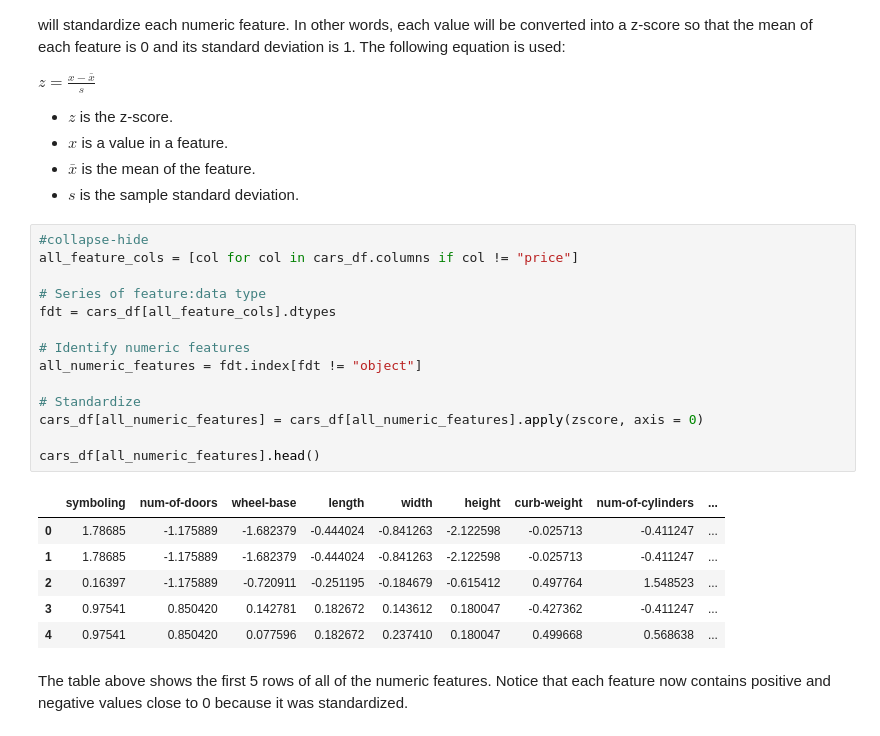
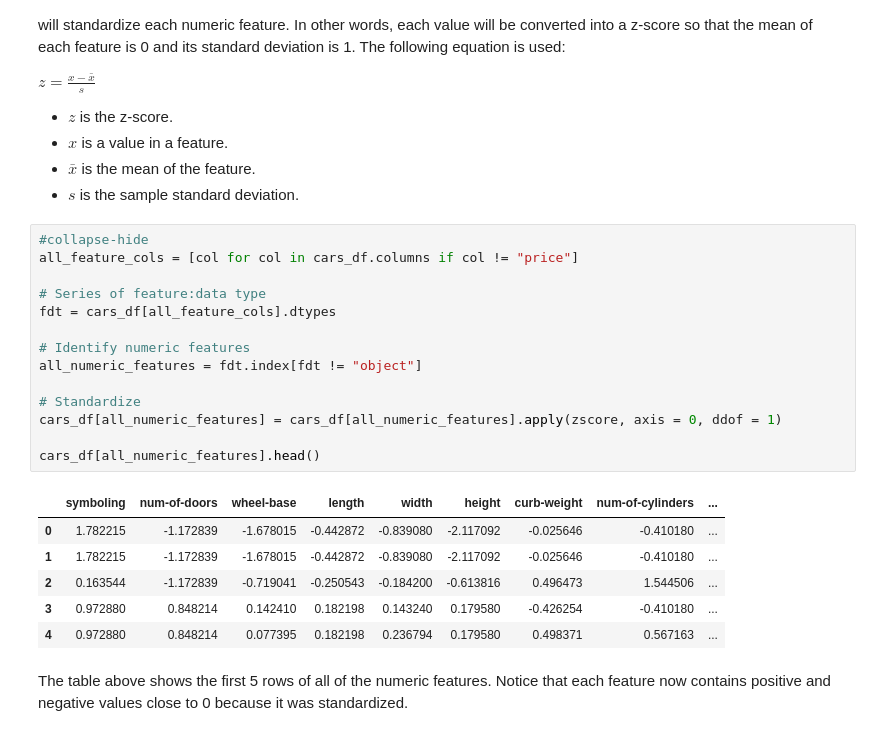
Before and after one commit to MiguelAHG/mahg-data-science, a Jupyter notebook: _notebooks/2021-12-21-Predicting-Car-Prices-K-Nearest-Neighbors.ipynb, the cells around one changed output. Drawn from its saved outputs; the diff is of its cells as text.

Commit message:
Set ddof = 1 during standardization

```diff
--- a/_notebooks/2021-12-21-Predicting-Car-Prices-K-Nearest-Neighbors.ipynb
+++ b/_notebooks/2021-12-21-Predicting-Car-Prices-K-Nearest-Neighbors.ipynb
@@ -303,24 +303,24 @@ $z = \frac{x - \bar{x}}{s}$
 # %%
 #collapse-hide
 all_feature_cols = [col for col in cars_df.columns if col != "price"]
 
 # Series of feature:data type
 fdt = cars_df[all_feature_cols].dtypes
 
 # Identify numeric features
 all_numeric_features = fdt.index[fdt != "object"]
 
 # Standardize
-cars_df[all_numeric_features] = cars_df[all_numeric_features].apply(zscore, axis = 0)
+cars_df[all_numeric_features] = cars_df[all_numeric_features].apply(zscore, axis = 0, ddof = 1)
 
 cars_df[all_numeric_features].head()
 # %% [output]
 |  | symboling | num-of-doors | wheel-base | length | width | height | curb-weight | num-of-cylinders | ... |
-| 0 | 1.78685 | -1.175889 | -1.682379 | -0.444024 | -0.841263 | -2.122598 | -0.025713 | -0.411247 | ... |
-| 1 | 1.78685 | -1.175889 | -1.682379 | -0.444024 | -0.841263 | -2.122598 | -0.025713 | -0.411247 | ... |
-| 2 | 0.16397 | -1.175889 | -0.720911 | -0.251195 | -0.184679 | -0.615412 | 0.497764 | 1.548523 | ... |
-| 3 | 0.97541 | 0.850420 | 0.142781 | 0.182672 | 0.143612 | 0.180047 | -0.427362 | -0.411247 | ... |
-| 4 | 0.97541 | 0.850420 | 0.077596 | 0.182672 | 0.237410 | 0.180047 | 0.499668 | 0.568638 | ... |
+| 0 | 1.782215 | -1.172839 | -1.678015 | -0.442872 | -0.839080 | -2.117092 | -0.025646 | -0.410180 | ... |
+| 1 | 1.782215 | -1.172839 | -1.678015 | -0.442872 | -0.839080 | -2.117092 | -0.025646 | -0.410180 | ... |
+| 2 | 0.163544 | -1.172839 | -0.719041 | -0.250543 | -0.184200 | -0.613816 | 0.496473 | 1.544506 | ... |
+| 3 | 0.972880 | 0.848214 | 0.142410 | 0.182198 | 0.143240 | 0.179580 | -0.426254 | -0.410180 | ... |
+| 4 | 0.972880 | 0.848214 | 0.077395 | 0.182198 | 0.236794 | 0.179580 | 0.498371 | 0.567163 | ... |
 # %% [markdown]
 The table above shows the first 5 rows of all of the numeric features. Notice that each feature now contains positive and negative values close to 0 because it was standardized.
 # %% [markdown]
```
Also changed, not shown: parts of 2 cells of this notebook.
